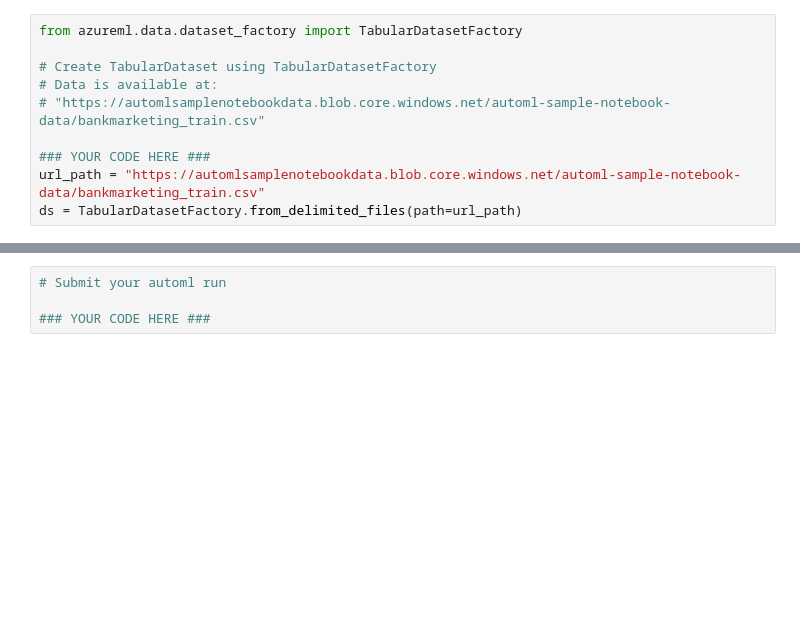
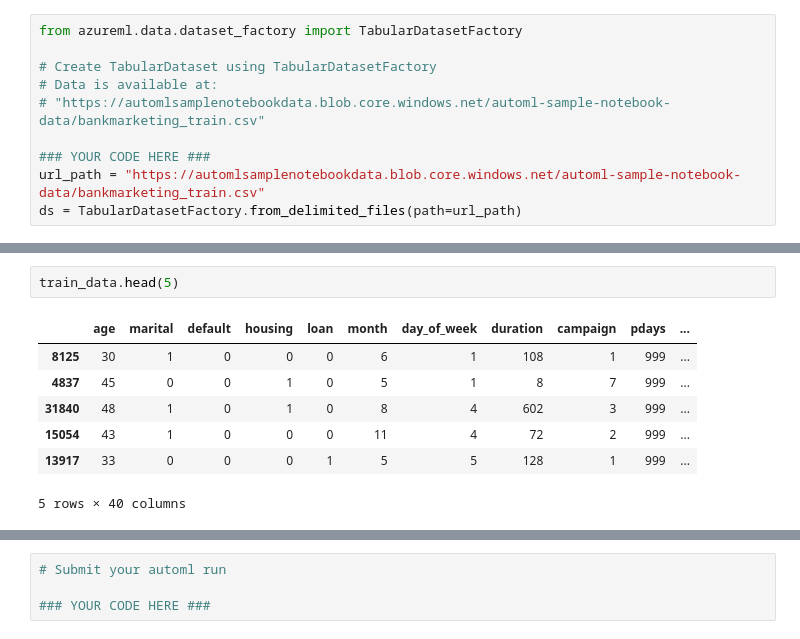
Before and after one commit to slee949720/ml_project_1, a Jupyter notebook: udacity-project.ipynb, the cells around one changed output, grey strips where cells are left out. Drawn from its saved outputs; the diff is of its cells as text; blank space fills up the shorter version.

```diff
--- a/udacity-project.ipynb
+++ b/udacity-project.ipynb
@@ -143,0 +204,10 @@ x, y = clean_data(ds)
+# %%
+train_data.head(5)
+# %% [output]
+|  | age | marital | default | housing | loan | month | day_of_week | duration | campaign | pdays | ... |
+| 8125 | 30 | 1 | 0 | 0 | 0 | 6 | 1 | 108 | 1 | 999 | ... |
+| 4837 | 45 | 0 | 0 | 1 | 0 | 5 | 1 | 8 | 7 | 999 | ... |
+| 31840 | 48 | 1 | 0 | 1 | 0 | 8 | 4 | 602 | 3 | 999 | ... |
+| 15054 | 43 | 1 | 0 | 0 | 0 | 11 | 4 | 72 | 2 | 999 | ... |
+| 13917 | 33 | 0 | 0 | 0 | 1 | 5 | 5 | 128 | 1 | 999 | ... |
+5 rows × 40 columns
```
Also changed, not shown: parts of 12 cells of this notebook.
